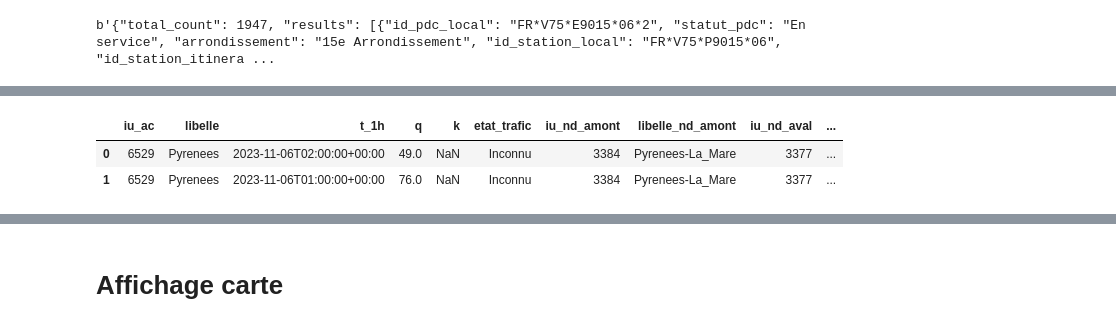
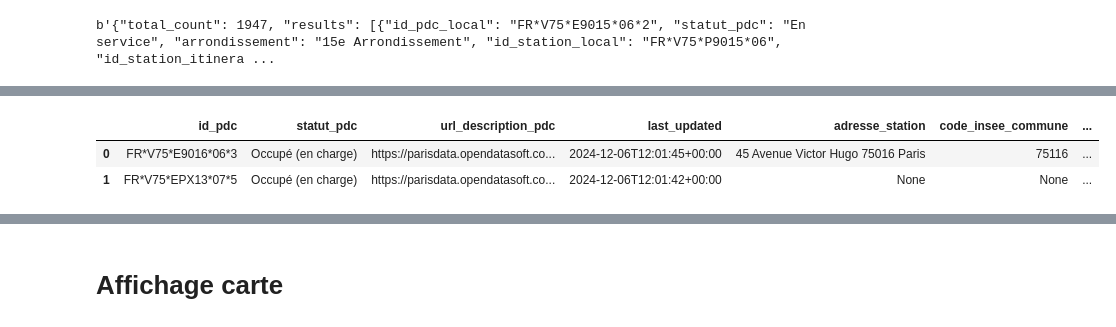
Before and after one commit to dantruski/Projet-Python-DS-Belib, a Jupyter notebook: disponibilitymap.ipynb, the cells around one changed output, grey strips where cells are left out. Drawn from its saved outputs; the diff is of its cells as text; code cells hidden in the pictures.

```diff
--- a/disponibilitymap.ipynb
+++ b/disponibilitymap.ipynb
@@ -14,17 +19,3 @@ url_belibdyn = "https://parisdata.opendatasoft.com/api/explore/v2.1/catalog/data
 print(req.content[:1000])
 # %% [output]
 b'{"total_count": 1947, "results": [{"id_pdc_local": "FR*V75*E9015*06*2", "statut_pdc": "En service", "arrondissement": "15e Arrondissement", "id_station_local": "FR*V75*P9015*06", "id_station_itinera ...
-# %%
-import pandas as pd
-
-
-
-def get_dpe_from_url(url):
-
-    req = requests.get(url)
-    wb = req.json()
-    df = pd.json_normalize(wb["results"])
-
-
-
-    return df
@@ -49,6 +85,6 @@ dpe_belibstat.head(20)
 # %%
-dpe_count.head(2)
+dpe_belibdyn.head(2)
 # %% [output]
-|  | iu_ac | libelle | t_1h | q | k | etat_trafic | iu_nd_amont | libelle_nd_amont | iu_nd_aval | ... |
-| 0 | 6529 | Pyrenees | 2023-11-06T02:00:00+00:00 | 49.0 | NaN | Inconnu | 3384 | Pyrenees-La_Mare | 3377 | ... |
-| 1 | 6529 | Pyrenees | 2023-11-06T01:00:00+00:00 | 76.0 | NaN | Inconnu | 3384 | Pyrenees-La_Mare | 3377 | ... |
+|  | id_pdc | statut_pdc | url_description_pdc | last_updated | adresse_station | code_insee_commune | ... |
+| 0 | FR*V75*E9016*06*3 | Occupé (en charge) | https://parisdata.opendatasoft.co... | 2024-12-06T12:01:45+00:00 | 45 Avenue Victor Hugo 75016 Paris | 75116 | ... |
+| 1 | FR*V75*EPX13*07*5 | Occupé (en charge) | https://parisdata.opendatasoft.co... | 2024-12-06T12:01:42+00:00 | None | None | ... |
```
Also changed, not shown: parts of 20 cells of this notebook, 2 other files.
